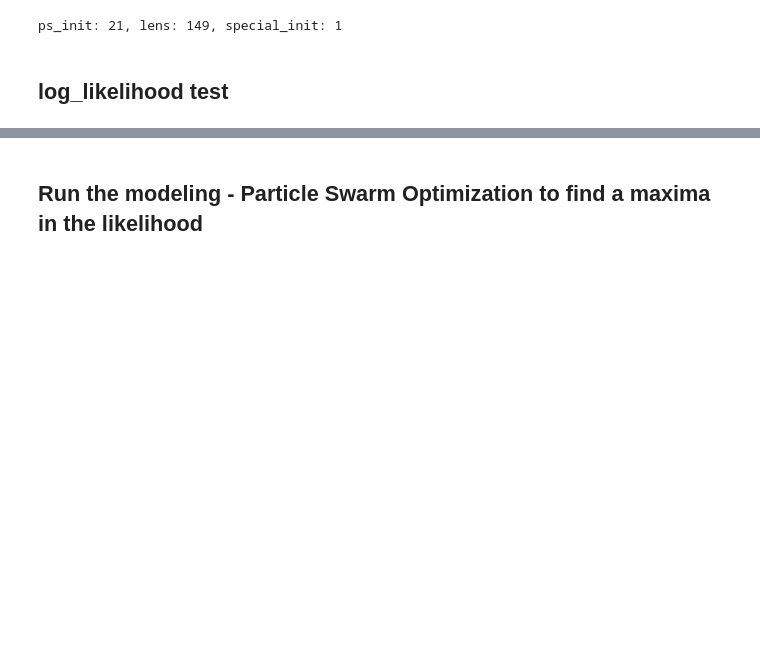
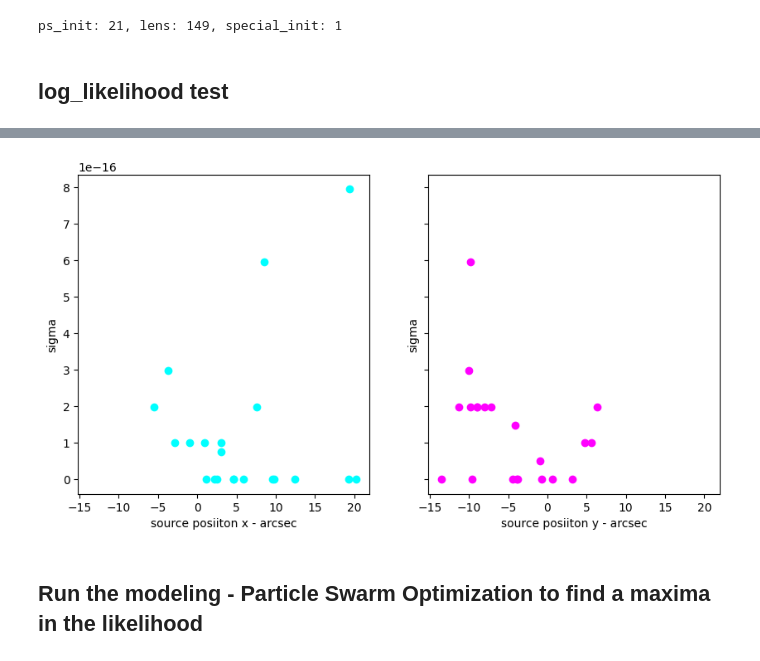
Before and after one commit to jocelyn-mcmahon-16/cluster_notebooks, a Jupyter notebook: modelling_of_catalogue_data_jm_clusters-02.ipynb, the cells around one changed output, grey strips where cells are left out. Saved outputs shown, nothing was run; the diff lists cells and outputs as text; code cells hidden in the pictures; blank space fills up the shorter version.

```diff
--- a/modelling_of_catalogue_data_jm_clusters-02.ipynb
+++ b/modelling_of_catalogue_data_jm_clusters-02.ipynb
@@ -1420,3 +1573,17 @@ image position likelihood 0.0
+# %%
+f, ax = plt.subplots(1, 2, figsize=(10, 5), sharex=True, sharey=True)
+
+for i in range(len(grouped_xs)):
+    ax[0].scatter(grouped_xs[i][0], rms_scatter_xs_[i], c='cyan')
+    ax[1].scatter(grouped_ys[i][0], rms_scatter_ys_[i], c='magenta')
+ax[0].set_xlabel('source posiiton x - arcsec')
+ax[1].set_xlabel('source posiiton y - arcsec')
+ax[0].set_ylabel('sigma')
+ax[1].set_ylabel('sigma')
+
+plt.show()
+# %% [output]
+[figure, added]
 # %% [markdown]
 ## Run the modeling - Particle Swarm Optimization to find a maxima in the likelihood
 # %%
```
Also changed, not shown: parts of 21 cells of this notebook.
